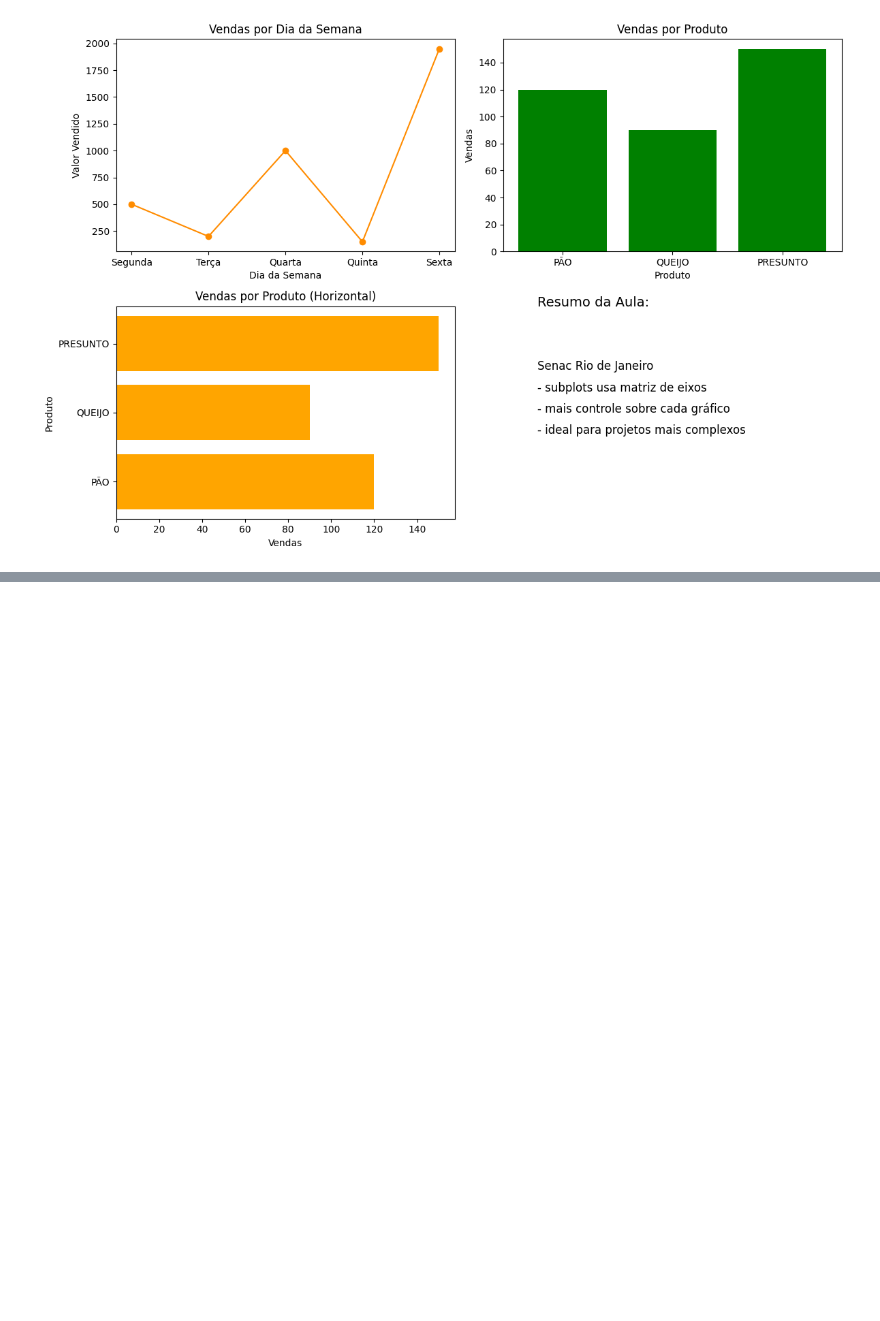
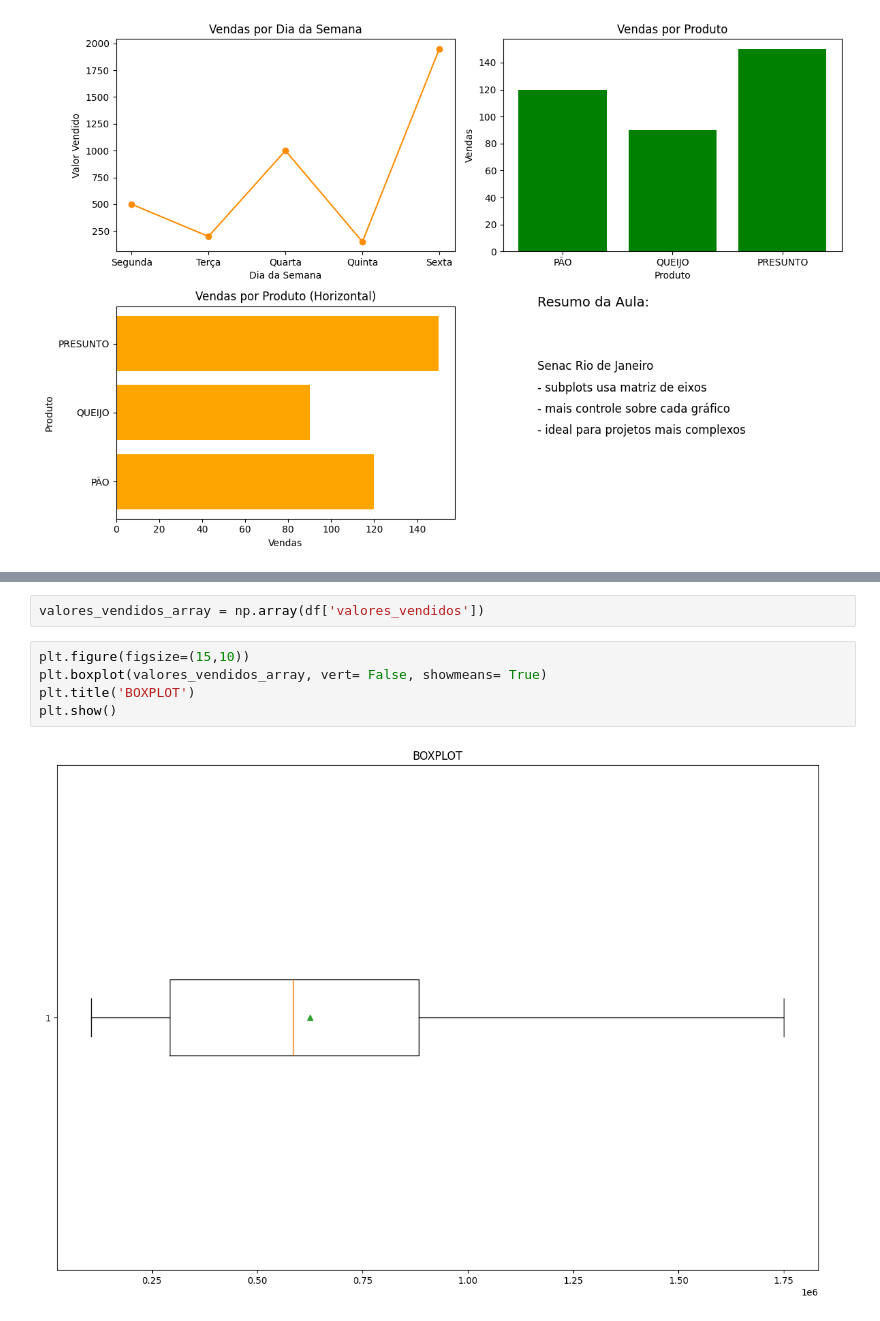
Before and after one commit to CassioPereira1924/Repo_Senac, a Jupyter notebook: subplots.ipynb, the cells around one changed output, grey strips where cells are left out. Cells and saved outputs as stored; diff of their text form; blank space fills up the shorter version.

```diff
--- a/subplots.ipynb
+++ b/subplots.ipynb
@@ -134,0 +152,9 @@ df
+# %%
+valores_vendidos_array = np.array(df['valores_vendidos'])
+# %%
+plt.figure(figsize=(15,10))
+plt.boxplot(valores_vendidos_array, vert= False, showmeans= True)
+plt.title('BOXPLOT')
+plt.show()
+# %% [output]
+[figure, added]
```
Also changed, not shown: parts of 5 cells of this notebook, 5 other files.
